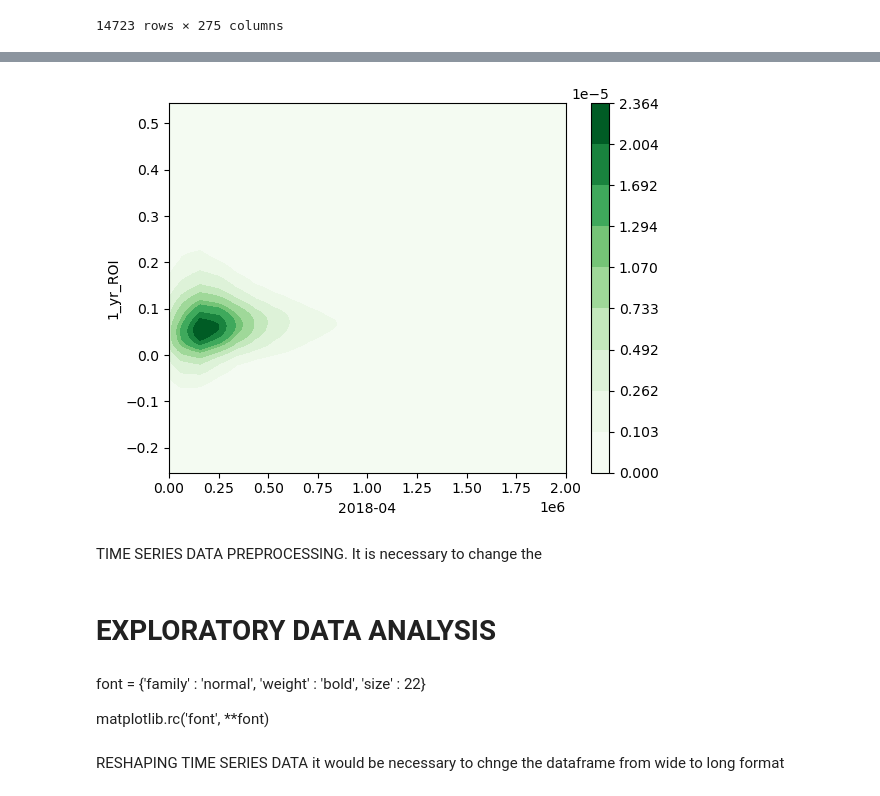
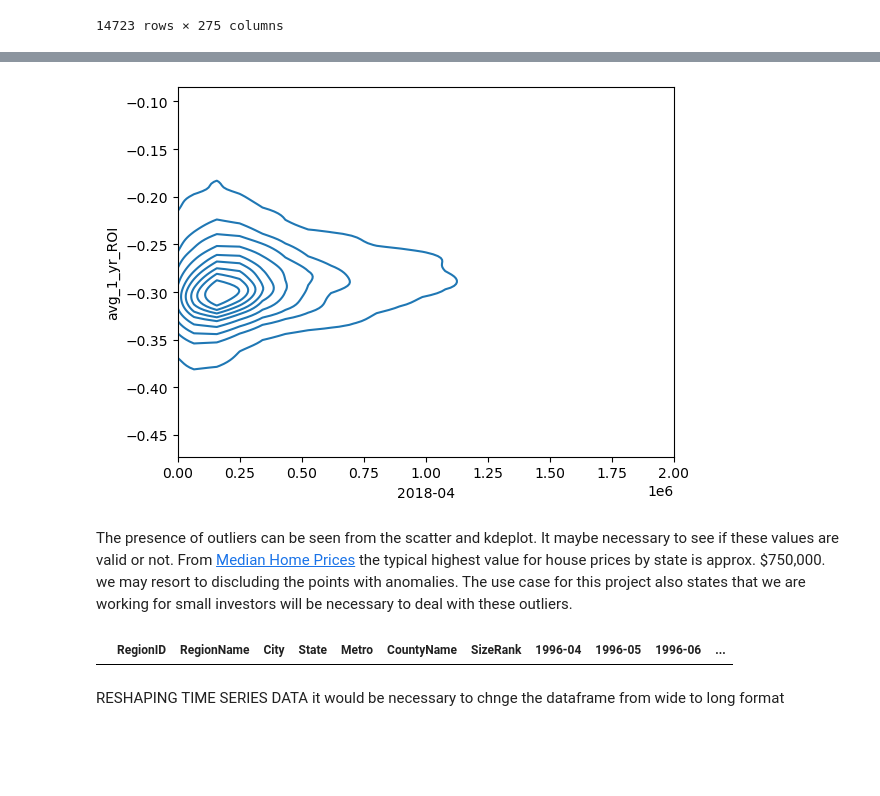
Before and after one commit to kafura0/Real_Estate_Price_Forecasting, a Jupyter notebook: student_notebook.ipynb, the cells around one changed output, grey strips where cells are left out. Drawn from its saved outputs; the diff is of its cells as text; code cells hidden in the pictures; blank space fills up the shorter version.

```diff
--- a/student_notebook.ipynb
+++ b/student_notebook.ipynb
@@ -240,0 +357,17 @@ VISUALIZING THE SPREAD OF THE ROI
+# %%
+# find the correct one year average
+# Find avg one year ROI over past 3 years
+def average_one_year_ROI(df):
+    average_one_year_ROI = []
+    for i in range(len(df)):
+        year_1_ROI = df['1_yr_ROI'][i]
+        year_2_ROI = (df.iloc[i,-3] - df.iloc[i,-27])/df.iloc[i,-27]
+        year_3_ROI = (df.iloc[i,-27] - df.iloc[i,-39])/df.iloc[i,-39]
+        avg_ROI = (year_1_ROI + year_2_ROI + year_3_ROI)/3
+        average_one_year_ROI.append(avg_ROI)
+    return average_one_year_ROI
+
+zillow_df['avg_1_yr_ROI'] = average_one_year_ROI(zillow_df)
+
+# Highest values
+zillow_df.sort_values('avg_1_yr_ROI', ascending=False).head()[['RegionID', 'RegionName','City','State','1_yr_ROI', 'avg_1_yr_ROI']]
@@ -241,21 +400,15 @@ VISUALIZING THE SPREAD OF THE ROI
 # %%
-sns.kdeplot(data=zillow_df, x='2018-04', y='1_yr_ROI', legend = True, cmap="Greens",
-            shade=True, shade_lowest=True,cbar=True, color='b')
-
+sns.kdeplot(data=zillow_df, x='2018-04', y='avg_1_yr_ROI', legend = True)
 plt.xlim(0,2000000);
 # %% [output]
-[figure, old version]
+[figure, new version]
-# %% [markdown]
-TIME SERIES DATA PREPROCESSING.
-It is necessary to change the
-# %% [markdown]
-# EXPLORATORY DATA ANALYSIS
-# %% [markdown]
-font = {'family' : 'normal',
-        'weight' : 'bold',
-        'size'   : 22}
-
-matplotlib.rc('font', **font)
+# %% [markdown]
+The presence of outliers can be seen from the scatter and kdeplot. It maybe necessary to see if these values are valid or not. From [Median Home Prices](https://www.bankrate.com/real-estate/median-home-price/#median-price-by-state) the typical highest value for house prices by state is approx. $750,000. we may resort to discluding the points with anomalies.
+The use case for this project also states that we are working for small investors will be necessary to deal with these outliers.
+# %%
+zillow_df[zillow_df['avg_1_yr_ROI'] > 0.20]
+# %% [output]
+|  | RegionID | RegionName | City | State | Metro | CountyName | SizeRank | 1996-04 | 1996-05 | 1996-06 | ... |
 # %% [markdown]
 RESHAPING TIME SERIES DATA
 it would be necessary to chnge the dataframe from wide to long format
```
Also changed, not shown: parts of 40 cells of this notebook, 4 other files.
